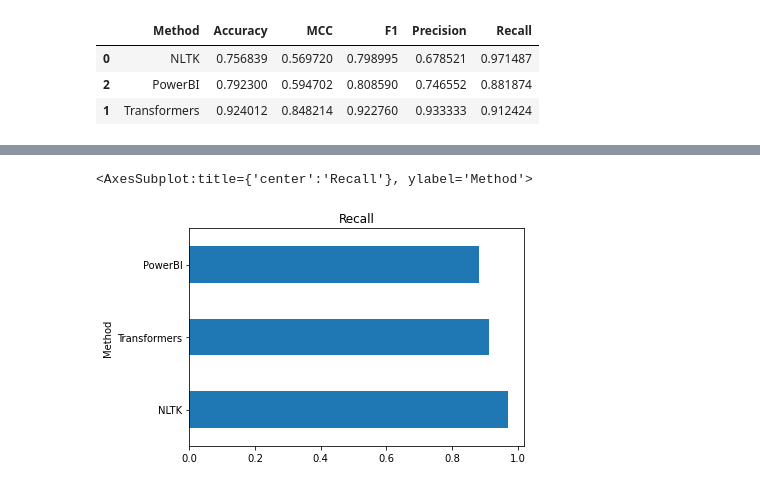
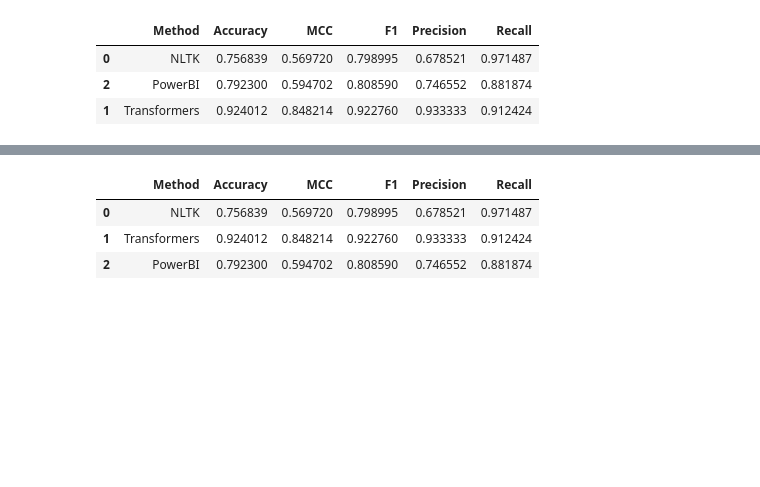
Before and after one commit to srimalj/Sentiment-Analysis-Comparison, a Jupyter notebook: notebook/2-analyse-predictions.ipynb, the cells around one changed output, grey strips where cells are left out. Drawn from its saved outputs; the diff is of its cells as text; code cells hidden in the pictures; blank space fills up the shorter version.

```diff
--- a/notebook/2-analyse-predictions.ipynb
+++ b/notebook/2-analyse-predictions.ipynb
@@ -95,5 +75,7 @@ display(metrics.Precision.plot(kind='barh', title='Precision'))
-# %%
-display(metrics.Recall.plot(kind='barh', title='Recall'))
-# %% [output]
-<AxesSubplot:title={'center':'Recall'}, ylabel='Method'>
-[figure, removed]
+# %%
+metrics
+# %% [output]
+|  | Method | Accuracy | MCC | F1 | Precision | Recall |
+| 0 | NLTK | 0.756839 | 0.569720 | 0.798995 | 0.678521 | 0.971487 |
+| 1 | Transformers | 0.924012 | 0.848214 | 0.922760 | 0.933333 | 0.912424 |
+| 2 | PowerBI | 0.792300 | 0.594702 | 0.808590 | 0.746552 | 0.881874 |
```
Also changed, not shown: parts of 6 cells of this notebook.
